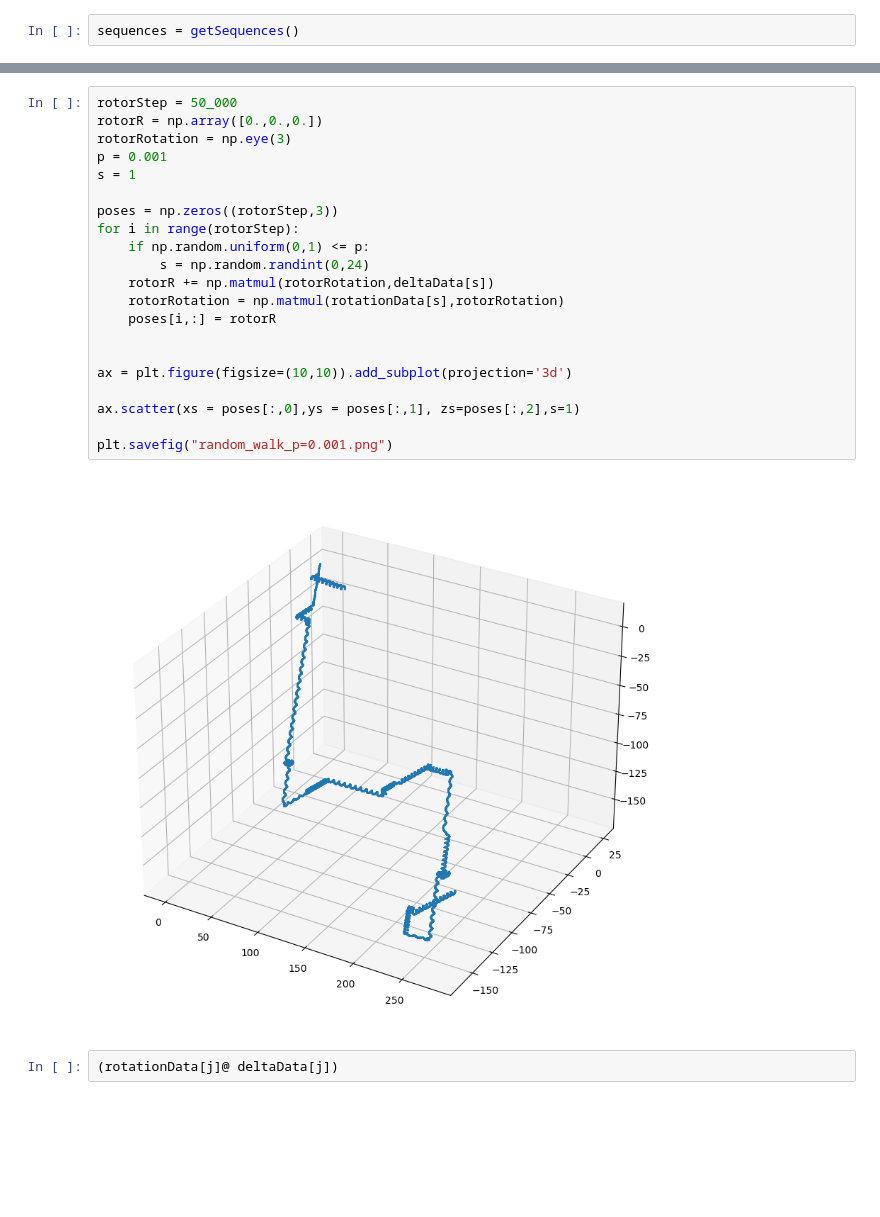
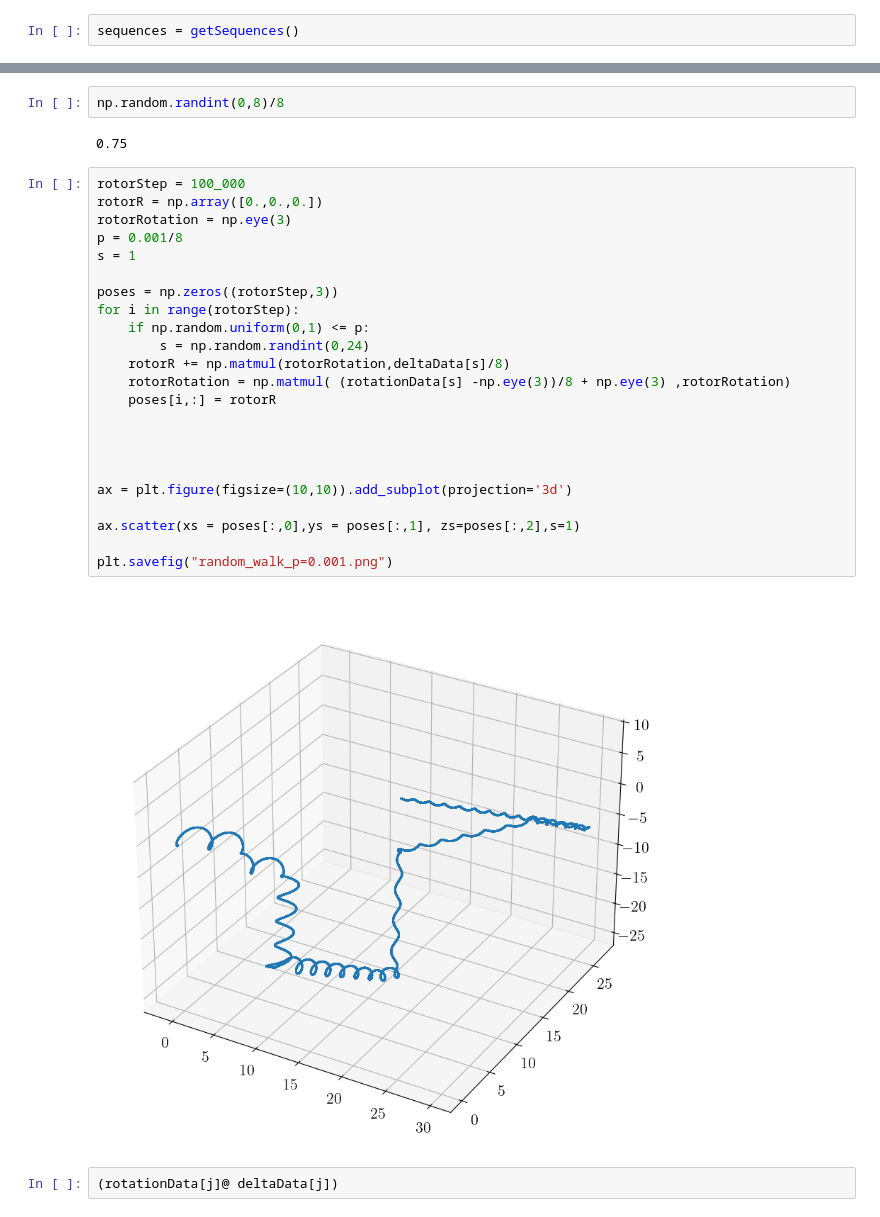
Before and after one commit to alireza-astane/starSwimmer3D, a Jupyter notebook: phase3.ipynb, the cells around one changed output, grey strips where cells are left out. Drawn from its saved outputs; the diff is of its cells as text; blank space fills up the shorter version.

```diff
--- a/phase3.ipynb
+++ b/phase3.ipynb
@@ -164,26 +179,32 @@ NameError: name 'sequences' is not defined
+# %%
+np.random.randint(0,8)/8
+# %% [output]
+0.75
 # %%
-rotorStep = 50_000
+rotorStep = 100_000
 rotorR = np.array([0.,0.,0.])
 rotorRotation = np.eye(3)
-p = 0.001
+p = 0.001/8
 s = 1
 
 poses = np.zeros((rotorStep,3))
 for i in range(rotorStep):
     if np.random.uniform(0,1) <= p:
         s = np.random.randint(0,24)
-    rotorR += np.matmul(rotorRotation,deltaData[s])
-    rotorRotation = np.matmul(rotationData[s],rotorRotation)
+    rotorR += np.matmul(rotorRotation,deltaData[s]/8)
+    rotorRotation = np.matmul( (rotationData[s] -np.eye(3))/8 + np.eye(3) ,rotorRotation)
     poses[i,:] = rotorR
+
+
 
 
 ax = plt.figure(figsize=(10,10)).add_subplot(projection='3d')
 
 ax.scatter(xs = poses[:,0],ys = poses[:,1], zs=poses[:,2],s=1)
 
 plt.savefig("random_walk_p=0.001.png")
 # %% [output]
-[figure, old version]
+[figure, new version]
 # %%
 (rotationData[j]@ deltaData[j])
 # %% [output]
```
Also changed, not shown: parts of 11 cells of this notebook, 52 other files.
